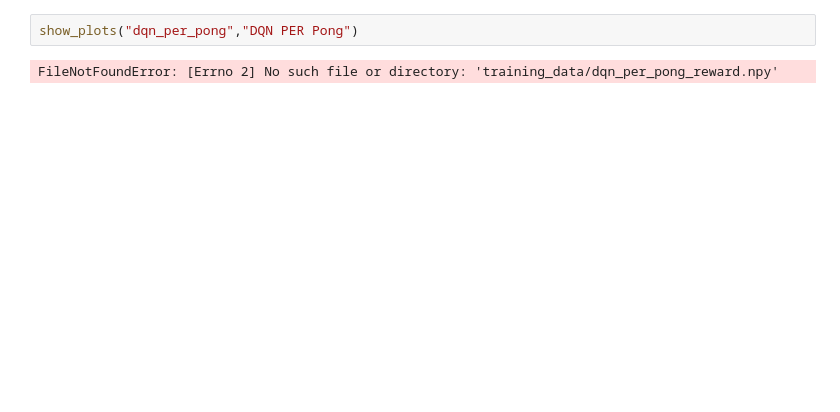
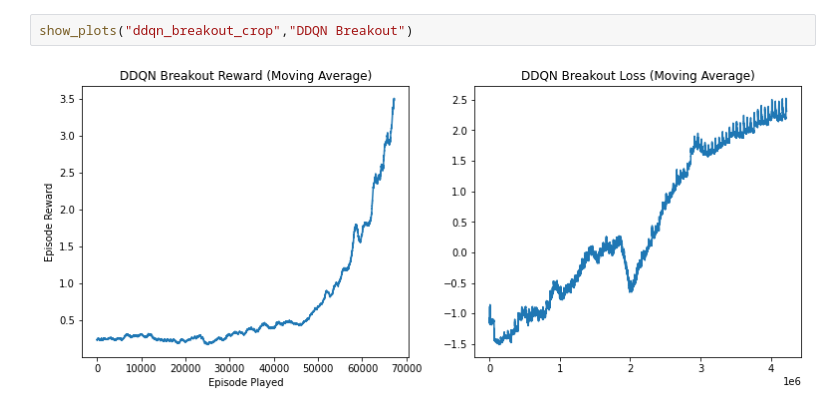
Before and after one commit to iamzhanghao/Deep-Q-Network-Variations, a Jupyter notebook: Summary.ipynb, the cells around one changed output. Drawn from its saved outputs; the diff is of its cells as text; blank space fills up the shorter version.

```diff
--- a/Summary.ipynb
+++ b/Summary.ipynb
@@ -68,4 +68,4 @@ show_plots("ddqn","DDQN Breakout")
 # %%
-show_plots("dqn_per_pong","DQN PER Pong")
+show_plots("ddqn_breakout_crop","DDQN Breakout")
 # %% [output]
-FileNotFoundError: [Errno 2] No such file or directory: 'training_data/dqn_per_pong_reward.npy'
+[figure, added]
```
Also changed, not shown: parts of 5 cells of this notebook, 34 other files.
